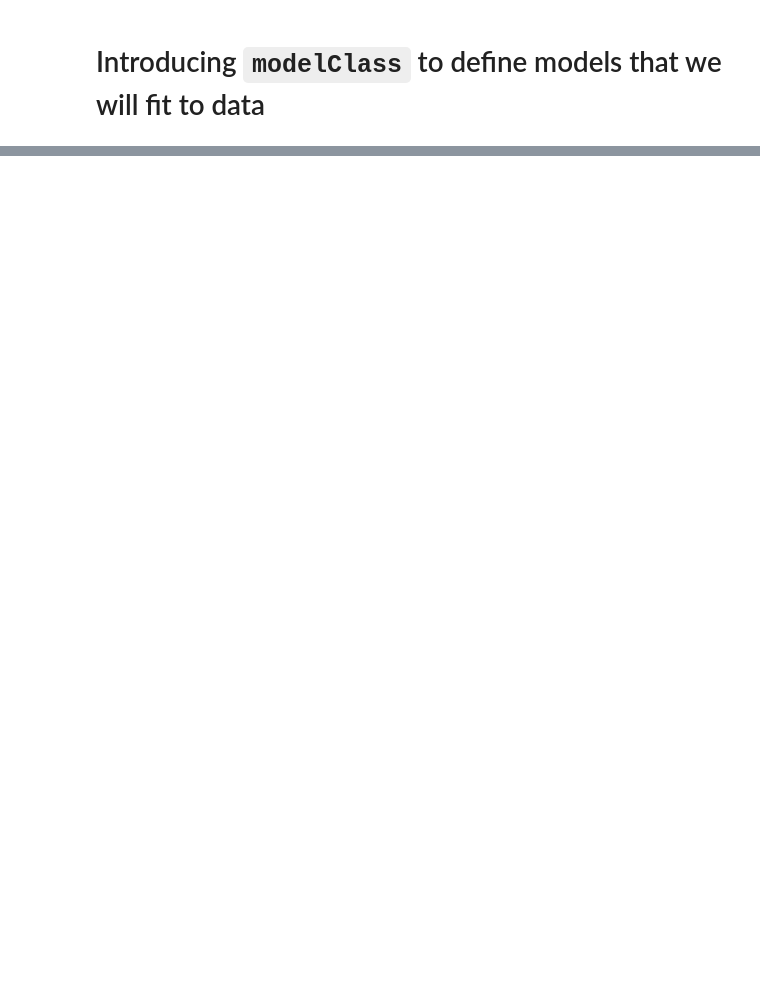
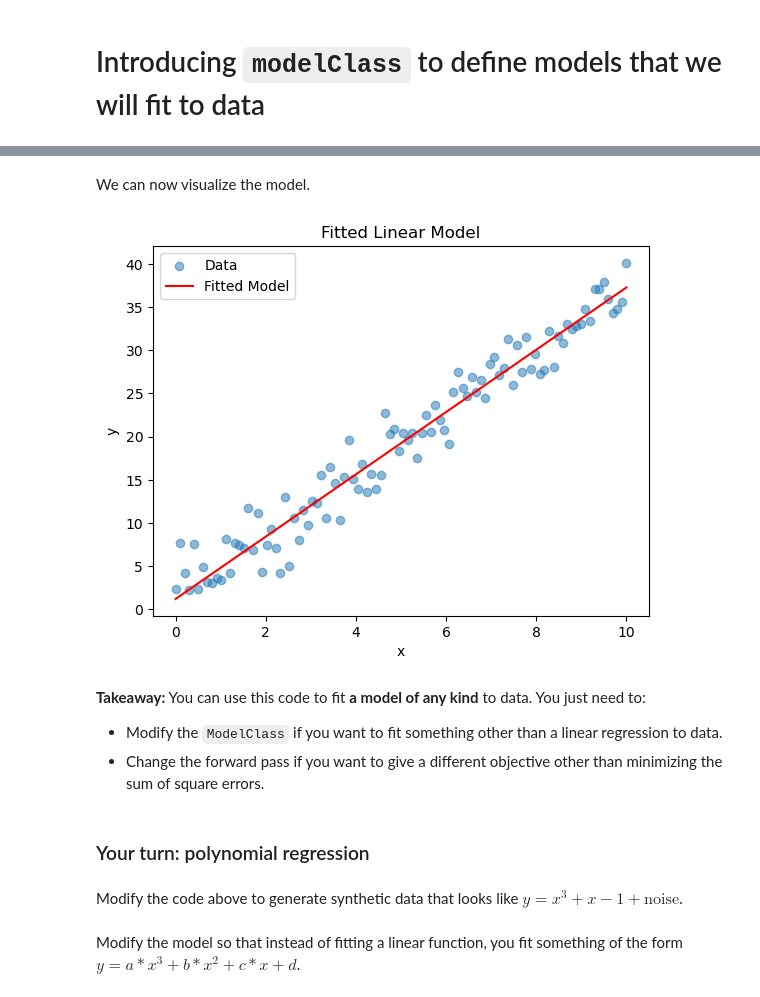
Before and after one commit to natrask/engr1050-fall2026, a Jupyter notebook: NewMaterial/Lecture23/lec23.ipynb, the cells around one changed output, grey strips where cells are left out. Cells and saved outputs as stored; diff of their text form; code cells hidden in the pictures; blank space fills up the shorter version.

```diff
--- a/NewMaterial/Lecture23/lec23.ipynb
+++ b/NewMaterial/Lecture23/lec23.ipynb
@@ -424,20 +176,0 @@ Unfortunately, what we see here is a huge mess! Everything is all over the place
-# %%
-# Prompt: visualize the compressive strength vs input features as a scatter plot for each feature
-
-# Plot each feature vs. the target
-fig, axes = plt.subplots(2, 4, figsize=(16, 8))
-axes = axes.ravel()
-
-feature_names = ['Cement', 'Blast Furnace Slag', 'Fly Ash', 'Water',
-                 'Superplasticizer', 'Coarse Aggregate', 'Fine Aggregate', 'Age']
-
-for i, feature in enumerate(feature_names):
-    axes[i].scatter(df.iloc[:, i], df.iloc[:, -1], alpha=0.5, s=10)
-    axes[i].set_xlabel(feature)
-    axes[i].set_ylabel('Compressive Strength (MPa)')
-    axes[i].set_title(f'{feature} vs Strength')
-    axes[i].grid(alpha=0.3)
-
-plt.tight_layout()
-plt.suptitle('Input Features vs Compressive Strength', y=1.00)
-plt.show()
@@ -647,0 +264,23 @@ Submit to Canvas using the following [link](https://canvas.upenn.edu/courses/188
+# %% [markdown]
+We can now visualize the model.
+# %%
+# Visualize the fitted model
+plt.scatter(x_data.numpy(), y_data.numpy(), label='Data', alpha=0.5)
+x_fit = torch.linspace(0, 10, steps=100)
+y_fit = model.forward(x_fit)
+plt.plot(x_fit.numpy(), y_fit.detach().numpy(), color='red', label='Fitted Model')
+plt.xlabel('x')
+plt.ylabel('y')
+plt.title('Fitted Linear Model')
+plt.legend()
+plt.show()
+# %% [output]
+[figure, added]
+# %% [markdown]
+**Takeaway:** You can use this code to fit **a model of any kind** to data. You just need to:
+- Modify the `ModelClass` if you want to fit something other than a linear regression to data.
+- Change the forward pass if you want to give a different objective other than minimizing the sum of square errors.
+# %% [markdown]
+### Your turn: polynomial regression
+# %% [markdown]
+Modify the code above to generate synthetic data that looks like $y = x^3 + x - 1 + \text{noise}$.
@@ -647,0 +289,2 @@ Submit to Canvas using the following [link](https://canvas.upenn.edu/courses/188
+# %% [markdown]
+Modify the model so that instead of fitting a linear function, you fit something of the form $y = a*x^3 + b*x^2 + c*x +d$.
```
Also changed, not shown: parts of 79 cells of this notebook, 52 other files.
